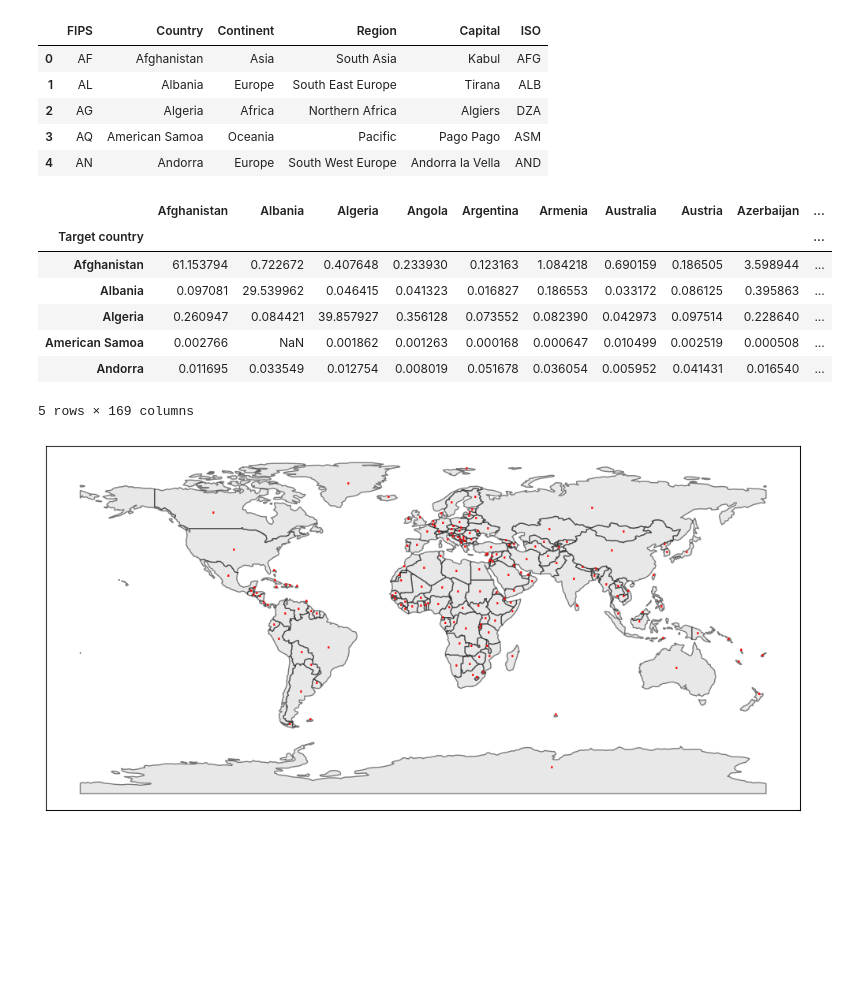
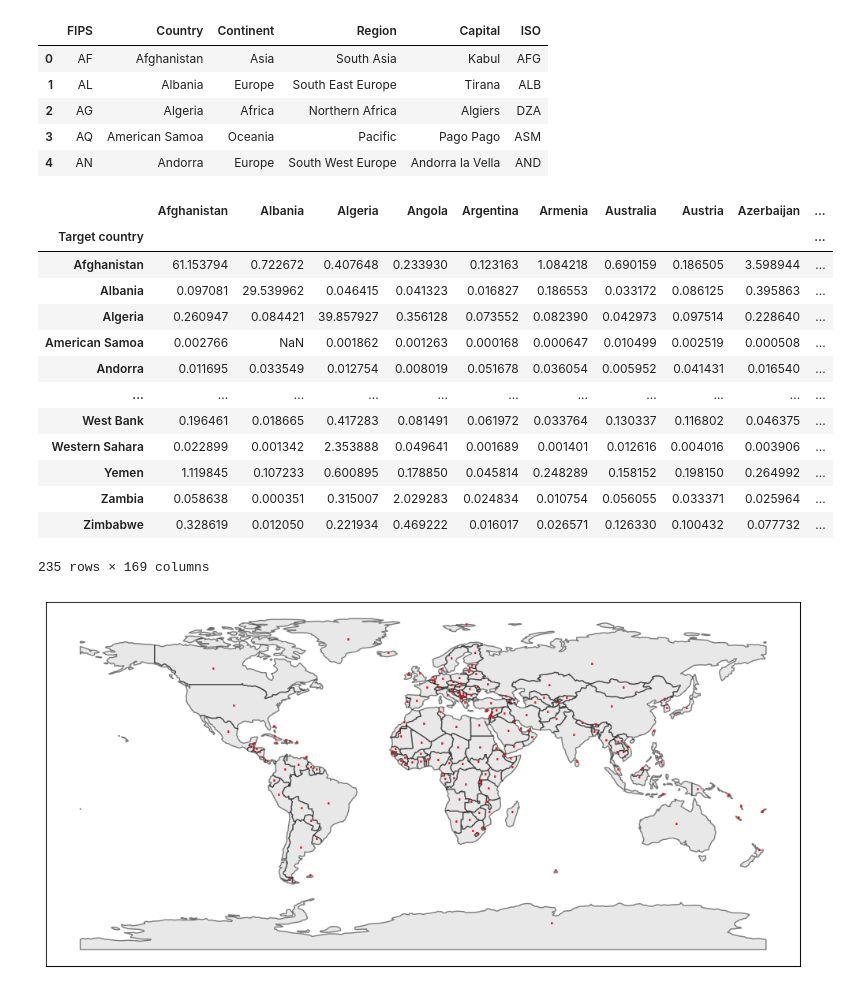
Before and after one commit to lboekestein/capstone, a Jupyter notebook: data/newsdata/vizualizations.ipynb, the cells around one changed output. Saved outputs shown, nothing was run; the diff lists cells and outputs as text; code cells hidden in the pictures; blank space fills up the shorter version.

```diff
--- a/data/newsdata/vizualizations.ipynb
+++ b/data/newsdata/vizualizations.ipynb
@@ -51,16 +51,22 @@ countries_capitals.head()
 # %%
 combined_f = country_to_country_all.drop(columns = ["Date", "Unnamed: 2"])
 combined_f = combined_f.groupby(["Target country"]).mean().sort_values(by = "Target country")
-combined_f.
+combined_f
 # %% [output]
 |  | Afghanistan | Albania | Algeria | Angola | Argentina | Armenia | Australia | Austria | Azerbaijan | ... |
 | Target country |  |  |  |  |  |  |  |  |  | ... |
 | Afghanistan | 61.153794 | 0.722672 | 0.407648 | 0.233930 | 0.123163 | 1.084218 | 0.690159 | 0.186505 | 3.598944 | ... |
 | Albania | 0.097081 | 29.539962 | 0.046415 | 0.041323 | 0.016827 | 0.186553 | 0.033172 | 0.086125 | 0.395863 | ... |
 | Algeria | 0.260947 | 0.084421 | 39.857927 | 0.356128 | 0.073552 | 0.082390 | 0.042973 | 0.097514 | 0.228640 | ... |
 | American Samoa | 0.002766 | NaN | 0.001862 | 0.001263 | 0.000168 | 0.000647 | 0.010499 | 0.002519 | 0.000508 | ... |
 | Andorra | 0.011695 | 0.033549 | 0.012754 | 0.008019 | 0.051678 | 0.036054 | 0.005952 | 0.041431 | 0.016540 | ... |
+| ... | ... | ... | ... | ... | ... | ... | ... | ... | ... | ... |
+| West Bank | 0.196461 | 0.018665 | 0.417283 | 0.081491 | 0.061972 | 0.033764 | 0.130337 | 0.116802 | 0.046375 | ... |
+| Western Sahara | 0.022899 | 0.001342 | 2.353888 | 0.049641 | 0.001689 | 0.001401 | 0.012616 | 0.004016 | 0.003906 | ... |
+| Yemen | 1.119845 | 0.107233 | 0.600895 | 0.178850 | 0.045814 | 0.248289 | 0.158152 | 0.198150 | 0.264992 | ... |
+| Zambia | 0.058638 | 0.000351 | 0.315007 | 2.029283 | 0.024834 | 0.010754 | 0.056055 | 0.033371 | 0.025964 | ... |
+| Zimbabwe | 0.328619 | 0.012050 | 0.221934 | 0.469222 | 0.016017 | 0.026571 | 0.126330 | 0.100432 | 0.077732 | ... |
-5 rows × 169 columns
+235 rows × 169 columns
 # %%
 fig = plt.figure(figsize=(20,6))
 ax = fig.add_subplot()
```
Also changed, not shown: 5 other files.
